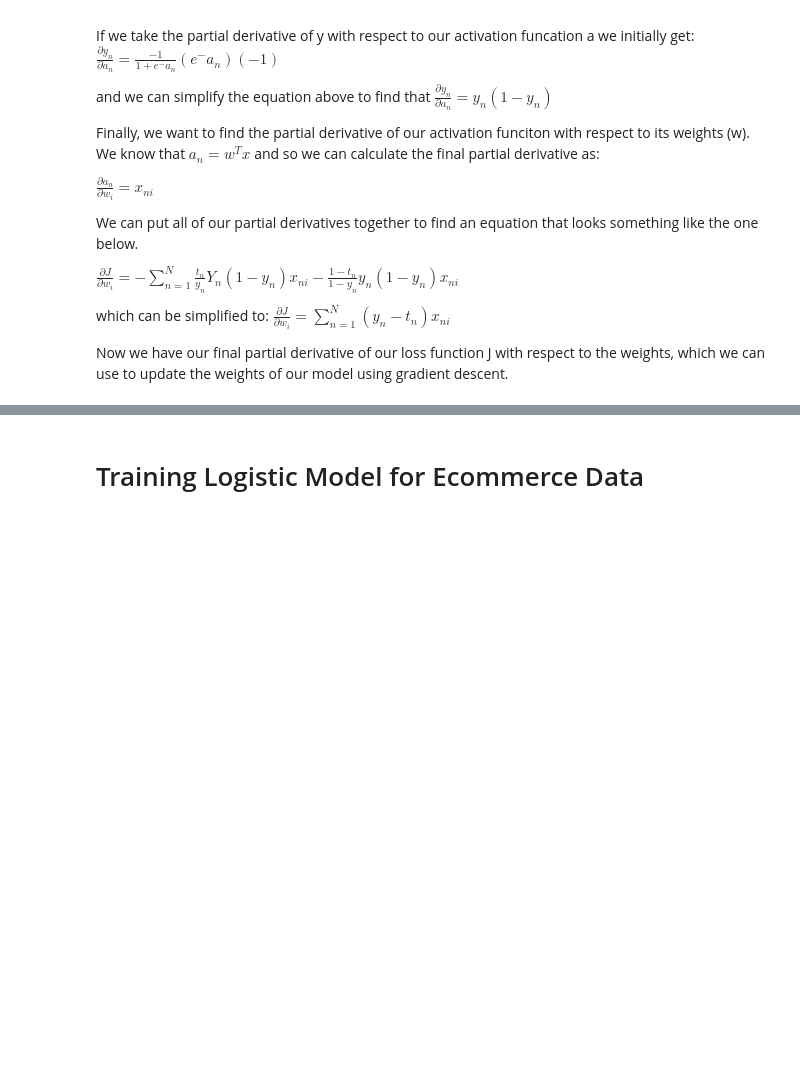
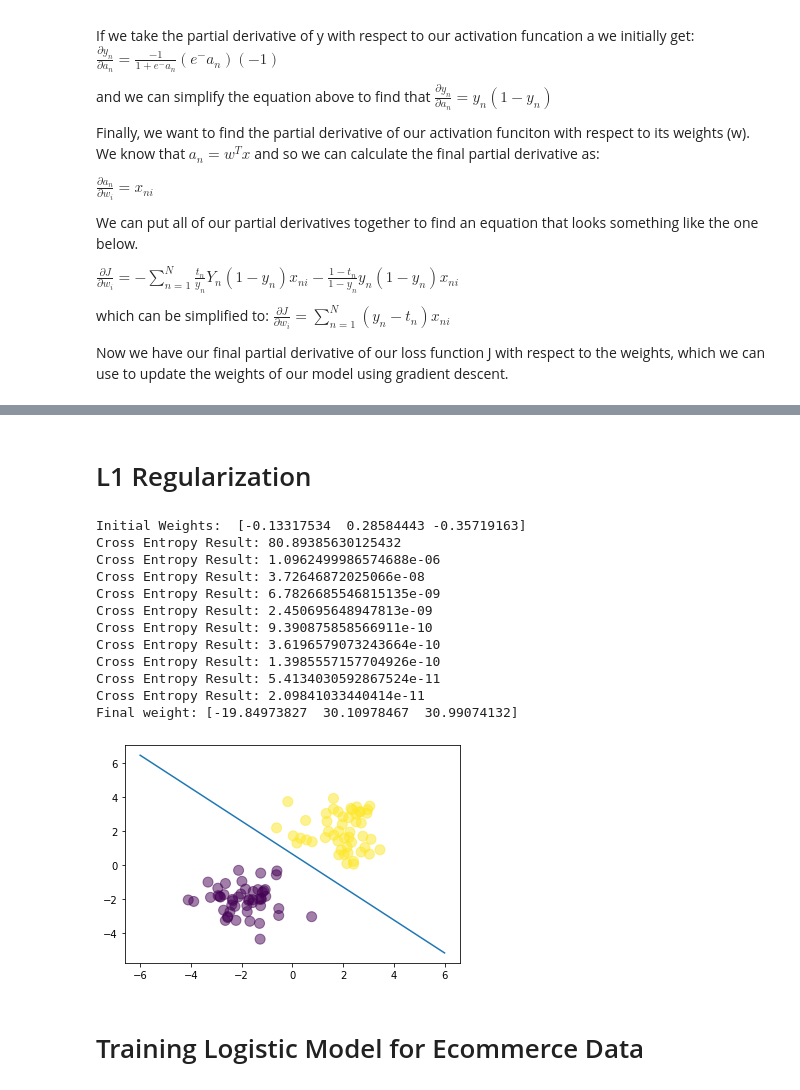
Before and after one commit to xavierharmon/Analytics, a Jupyter notebook: Logistic Regression.ipynb, the cells around one changed output, grey strips where cells are left out. Drawn from its saved outputs; the diff is of its cells as text; code cells hidden in the pictures; blank space fills up the shorter version.

```diff
--- a/Logistic Regression.ipynb
+++ b/Logistic Regression.ipynb
@@ -394,3 +449,48 @@ Final weight: [0.1030468  3.98573128 3.1876412 ]
+# %% [markdown]
+# L1 Regularization
+# %%
+lambda_var_l1 = 2.0
+
+
+learning_rate = 0.1
+
+w = np.random.randn(D+1)
+print('Initial Weights: ', w)
+
+z = xb.dot(w)
+
+Y = sigmoid(z)
+
+for i in range(100):
+    if i%10 == 0:
+        print('Cross Entropy Result: ' + str(cross_entropy(T,Y)))
+
+    w += learning_rate*(xb.T.dot(T-Y) + lambda_var_l1*np.sign(w))
+    Y = sigmoid(xb.dot(w))
+
+print('Final weight: ' + str(w))
+
+
+# plot the data and separating line
+plt.scatter(X[:,0], X[:,1], c=T, s=100, alpha=0.5)
+x_axis = np.linspace(-6, 6, 100)
+y_axis = -(w[0] + x_axis*w[1]) / w[2]
+plt.plot(x_axis, y_axis)
+plt.show()
+# %% [output]
+Initial Weights:  [-0.13317534  0.28584443 -0.35719163]
+Cross Entropy Result: 80.89385630125432
+Cross Entropy Result: 1.0962499986574688e-06
+Cross Entropy Result: 3.72646872025066e-08
+Cross Entropy Result: 6.7826685546815135e-09
+Cross Entropy Result: 2.450695648947813e-09
+Cross Entropy Result: 9.390875858566911e-10
+Cross Entropy Result: 3.6196579073243664e-10
+Cross Entropy Result: 1.3985557157704926e-10
+Cross Entropy Result: 5.4134030592867524e-11
+Cross Entropy Result: 2.09841033440414e-11
+Final weight: [-19.84973827  30.10978467  30.99074132]
+[figure, added]
 # %% [markdown]
 # Training Logistic Model for Ecommerce Data
 # %%
```
Also changed, not shown: parts of 8 cells of this notebook.
